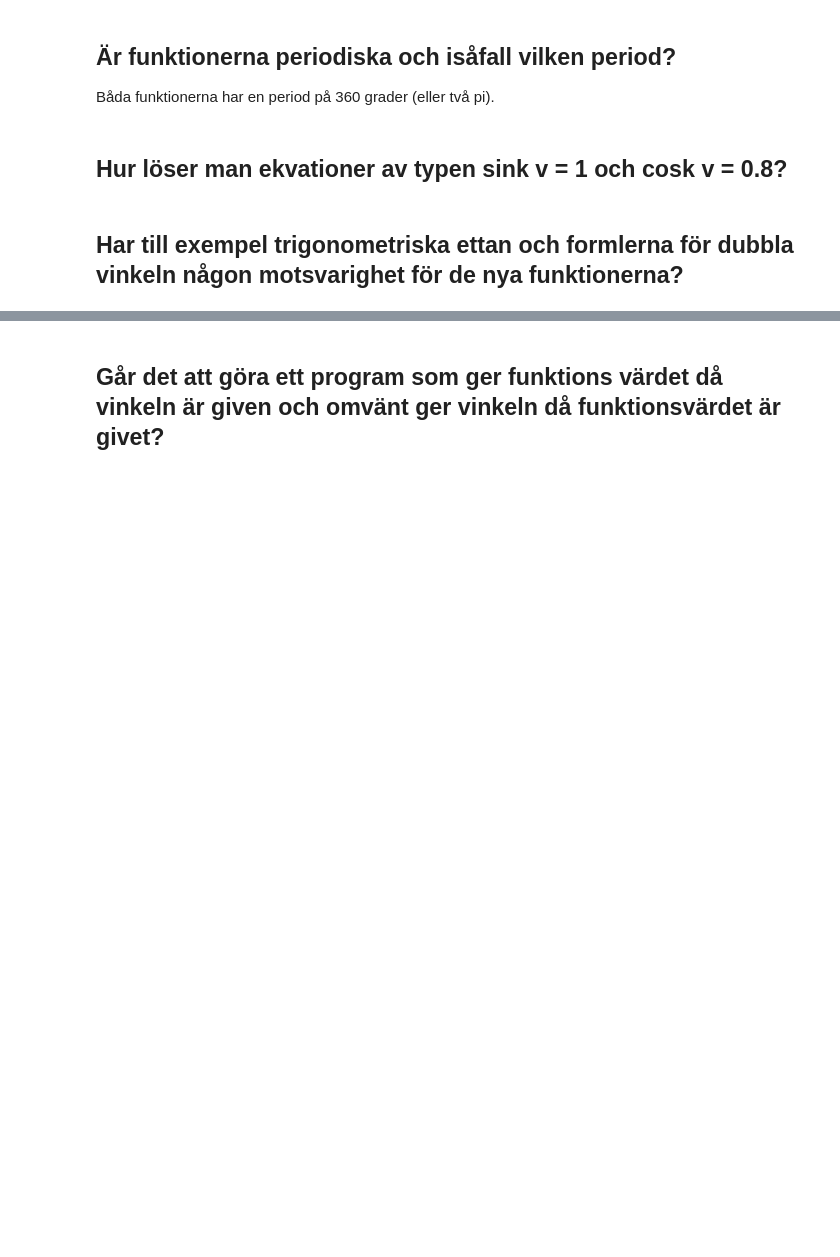
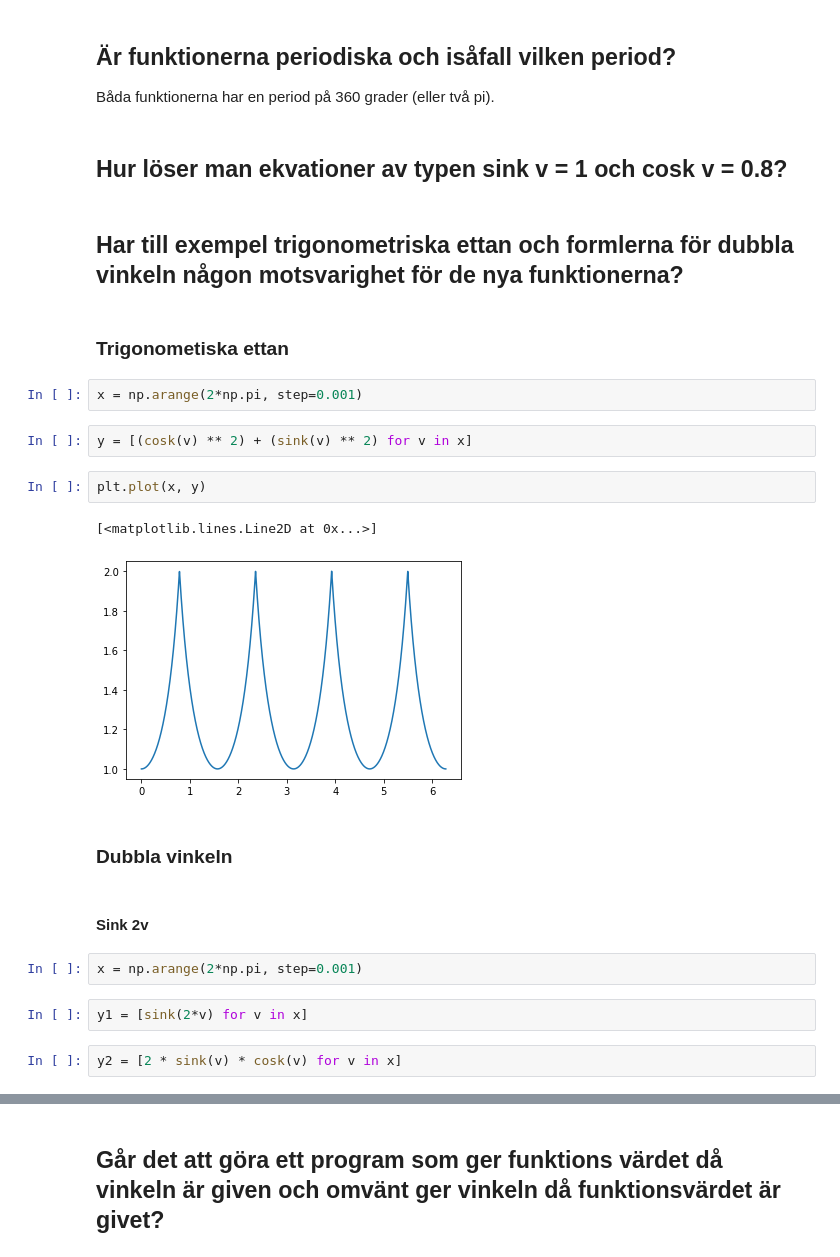
Before and after one commit to jollescott/sinus-kvadraticus, a Jupyter notebook: Sinus Kvadraticus.ipynb, the cells around one changed output, grey strips where cells are left out. Cells and saved outputs as stored; diff of their text form; blank space fills up the shorter version.

Commit message:
Added "Triggettan" + "Dubbla vinkeln" sink

```diff
--- a/Sinus Kvadraticus.ipynb
+++ b/Sinus Kvadraticus.ipynb
@@ -76,3 +76,24 @@ Båda funktionerna har en period på 360 grader (eller två pi).
 ## Hur löser man ekvationer av typen sink v = 1 och cosk v = 0.8?
 # %% [markdown]
 ## Har till exempel trigonometriska ettan och formlerna för dubbla vinkeln någon motsvarighet för de nya funktionerna?
+# %% [markdown]
+### Trigonometiska ettan
+# %%
+x = np.arange(2*np.pi, step=0.001)
+# %%
+y = [(cosk(v) ** 2) + (sink(v) ** 2) for v in x]
+# %%
+plt.plot(x, y)
+# %% [output]
+[<matplotlib.lines.Line2D at 0x...>]
+[figure, added]
+# %% [markdown]
+### Dubbla vinkeln
+# %% [markdown]
+#### Sink 2v
+# %%
+x = np.arange(2*np.pi, step=0.001)
+# %%
+y1 = [sink(2*v) for v in x]
+# %%
+y2 = [2 * sink(v) * cosk(v) for v in x]
```
Also changed, not shown: parts of 3 cells of this notebook.
